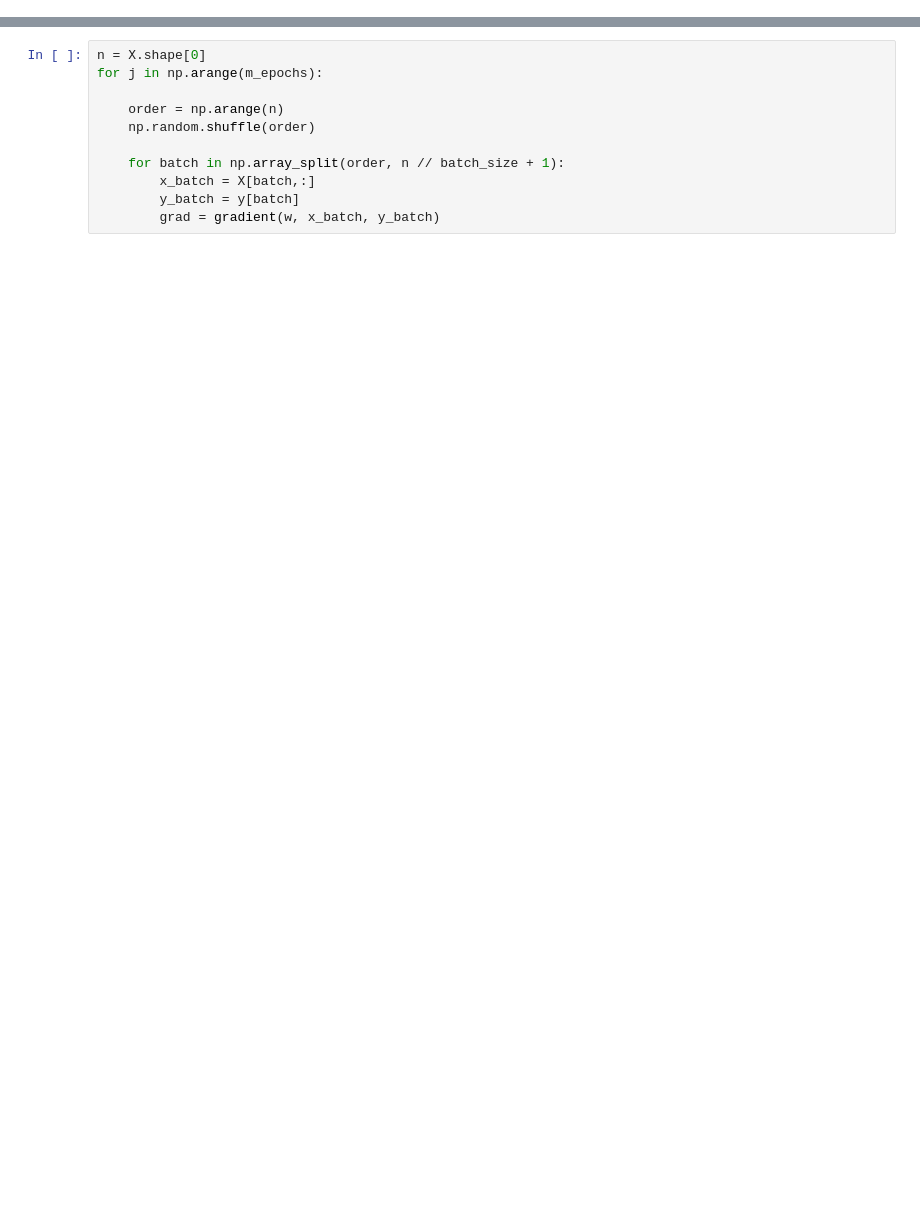
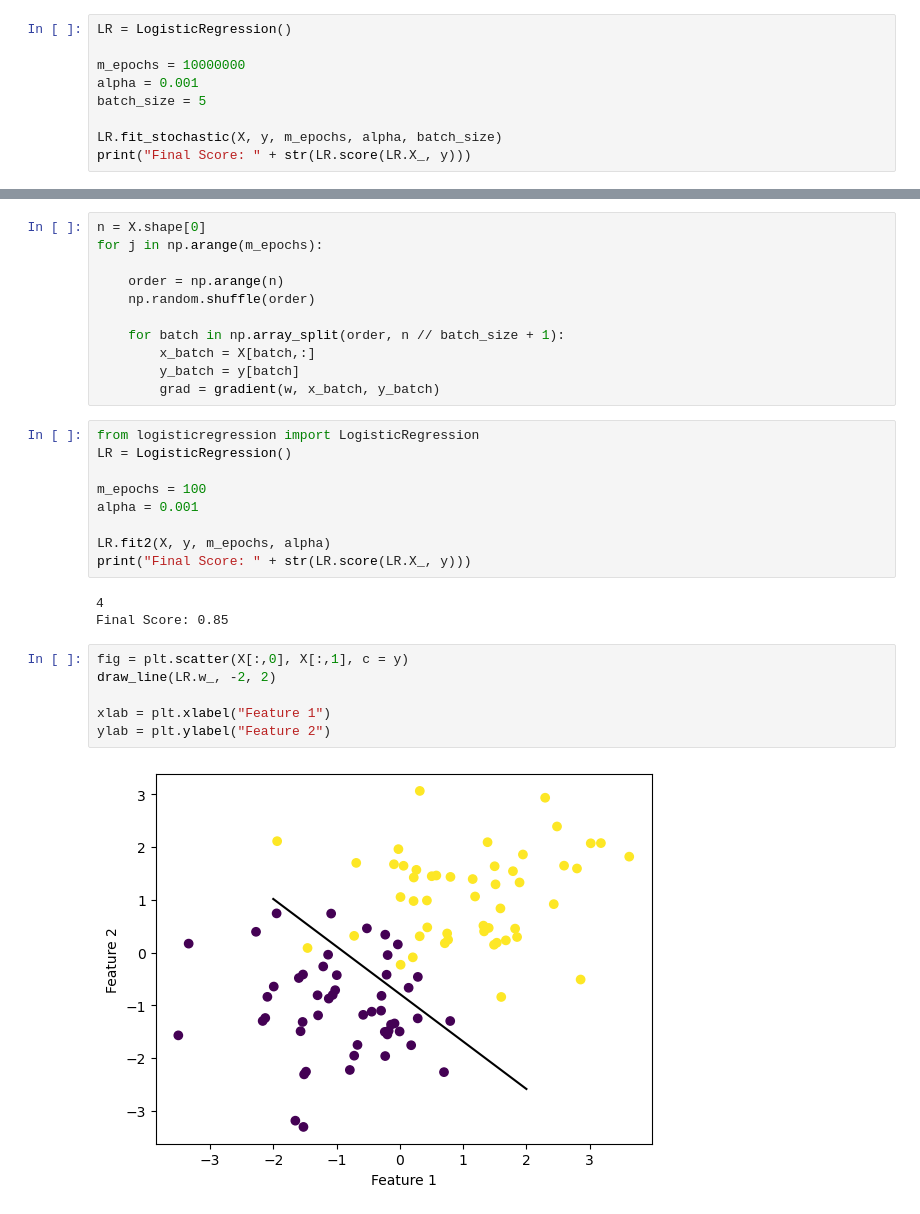
Before and after one commit to davidmbyrne/davidmbyrne.github.io, a Jupyter notebook: posts/gradient-descent-blog-post/LRtest.ipynb, the cells around one changed output, grey strips where cells are left out. Drawn from its saved outputs; the diff is of its cells as text; blank space fills up the shorter version.

```diff
--- a/posts/gradient-descent-blog-post/LRtest.ipynb
+++ b/posts/gradient-descent-blog-post/LRtest.ipynb
@@ -82,0 +106,9 @@ final score: 0.91
+# %%
+LR = LogisticRegression()
+
+m_epochs = 10000000
+alpha = 0.001
+batch_size = 5
+
+LR.fit_stochastic(X, y, m_epochs, alpha, batch_size)
+print("Final Score: " + str(LR.score(LR.X_, y)))
@@ -104,3 +139,23 @@ for j in np.arange(m_epochs):
         x_batch = X[batch,:]
         y_batch = y[batch]
         grad = gradient(w, x_batch, y_batch)
+# %%
+from logisticregression import LogisticRegression
+LR = LogisticRegression()
+
+m_epochs = 100
+alpha = 0.001
+
+LR.fit2(X, y, m_epochs, alpha)
+print("Final Score: " + str(LR.score(LR.X_, y)))
+# %% [output]
+4
+Final Score: 0.85
+# %%
+fig = plt.scatter(X[:,0], X[:,1], c = y)
+draw_line(LR.w_, -2, 2)
+
+xlab = plt.xlabel("Feature 1")
+ylab = plt.ylabel("Feature 2")
+# %% [output]
+[figure, added]
```
Also changed, not shown: parts of 9 cells of this notebook, 26 other files.
